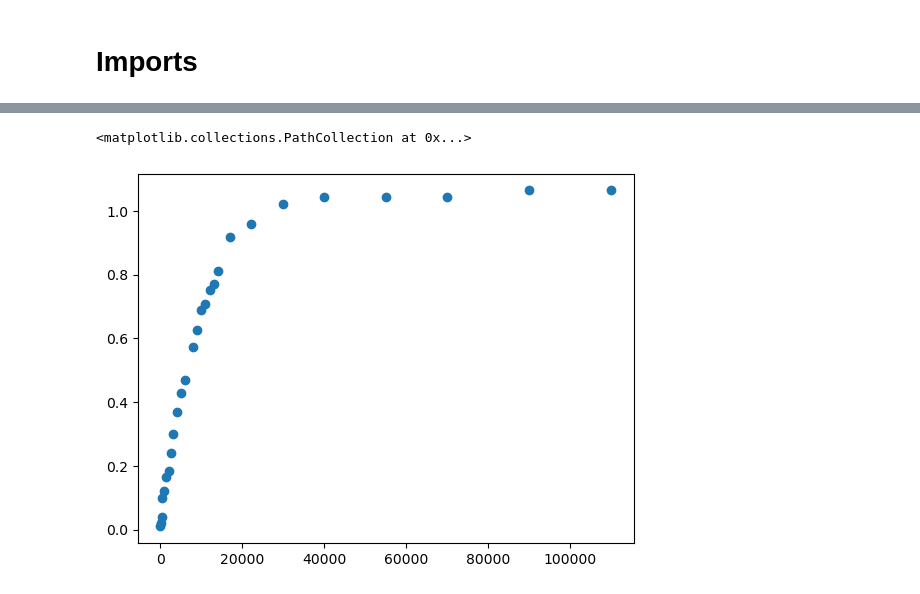
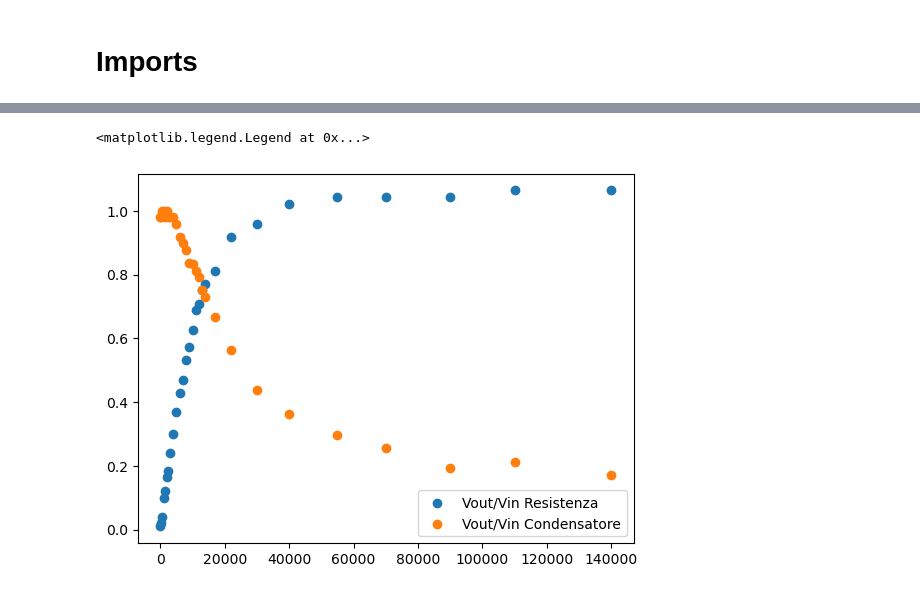
Before and after one commit to Yedi278/Lab2, a Jupyter notebook: Circuiti_3/RC.ipynb, the cells around one changed output, grey strips where cells are left out. Saved outputs shown, nothing was run; the diff lists cells and outputs as text; code cells hidden in the pictures.

```diff
--- a/Circuiti_3/RC.ipynb
+++ b/Circuiti_3/RC.ipynb
@@ -32,0 +52,16 @@ def analize(path, init=0):
+# %%
+path = 'data/RC/140000/'
+CH1,SGN,MTH, V_CH1_SGN, V_MTH_SGN, dt_CH1_SGN, dt_MTH_SGN, max_CH1, max_SGN, max_MTH, zero_CH1, zero_SGN, zero_MTH, i_max_CH1, i_max_SGN, i_max_MTH, i_zero_CH1, i_zero_SGN, i_zero_MTH = analize(path, 200, True)
+
+plt.plot(SGN[0], SGN[1], label='SGN')
+plt.plot(CH1[0], CH1[1], label='CH1')
+plt.plot(MTH[0], MTH[1], label='MTH')
+plt.scatter(CH1[0][i_max_CH1], max_CH1, color='red')
+plt.scatter(MTH[0][i_max_MTH], max_MTH, color='red')
+plt.scatter(CH1[0][i_zero_CH1], zero_CH1, color='k')
+plt.scatter(SGN[0][i_zero_SGN], zero_SGN, color='k')
+plt.scatter(MTH[0][i_zero_MTH], zero_MTH, color='k')
+plt.scatter(SGN[0][i_max_SGN], 3.76, color='r')
+plt.title(r"dati RC a $\omega$ = 140000Hz")
+plt.grid()
+plt.legend()
@@ -33,19 +71,24 @@ def analize(path, init=0):
 # %%
-mods, fases, freqs = [], [], []
+V_res_all, dt_res_all, freqs = [], [], []
+V_c_all, dt_c_all = [], []
 
 for i in os.listdir('data/RC'):
     path = 'data/RC/'+i+'/'
-    mod, fase = analize(path, 300)
-    mods.append(mod)
-    fases.append(fase)
+    V_CH1_RES, V_C_SGN, dt_RES_SGN, dt_C_SGN = analize(path, 300, False)
+    V_res_all.append(V_CH1_RES)
+    V_c_all.append(V_C_SGN)
+    dt_res_all.append(dt_RES_SGN*float(i))
+    dt_c_all.append(dt_C_SGN*float(i))
     freqs.append(float(i))
-mods.pop()
-fases.pop()
-freqs.pop()
-plt.scatter(freqs,mods)
+
+freqs = np.array(freqs)
+V_res_all = np.array(V_res_all)
+plt.scatter(freqs,V_res_all, label='Vout/Vin Resistenza')
+plt.scatter(freqs,V_c_all, label='Vout/Vin Condensatore')
+plt.legend()
 # %% [output]
-<matplotlib.collections.PathCollection at 0x...>
+<matplotlib.legend.Legend at 0x...>
-[figure, old version]
+[figure, new version]
 # %%
 def H_R(w,R,C, a):
     return w*R*C/np.sqrt(1+(w**2 * R**2 * C**2)) + a
```
Also changed, not shown: parts of 18 cells of this notebook, 32 other files.
